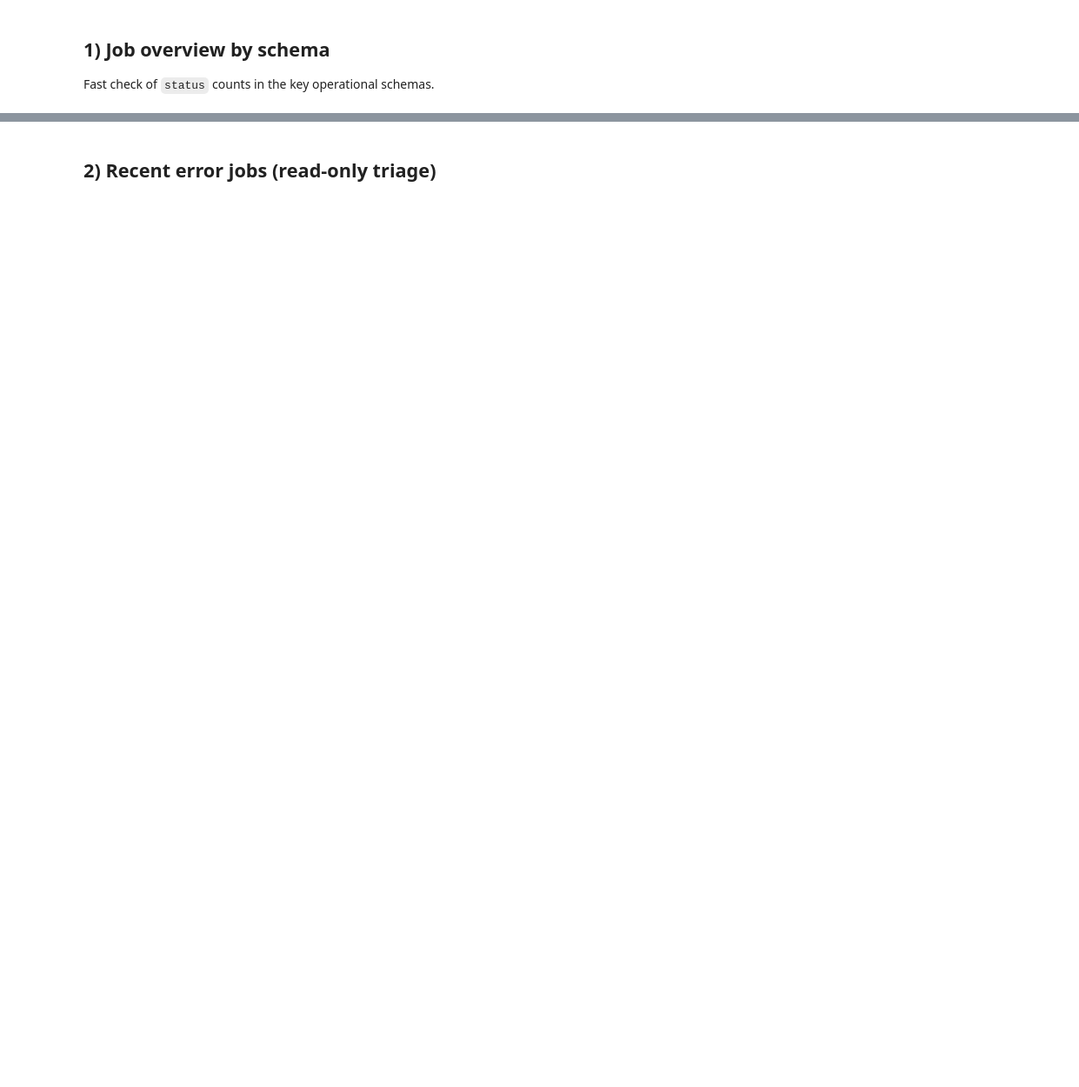
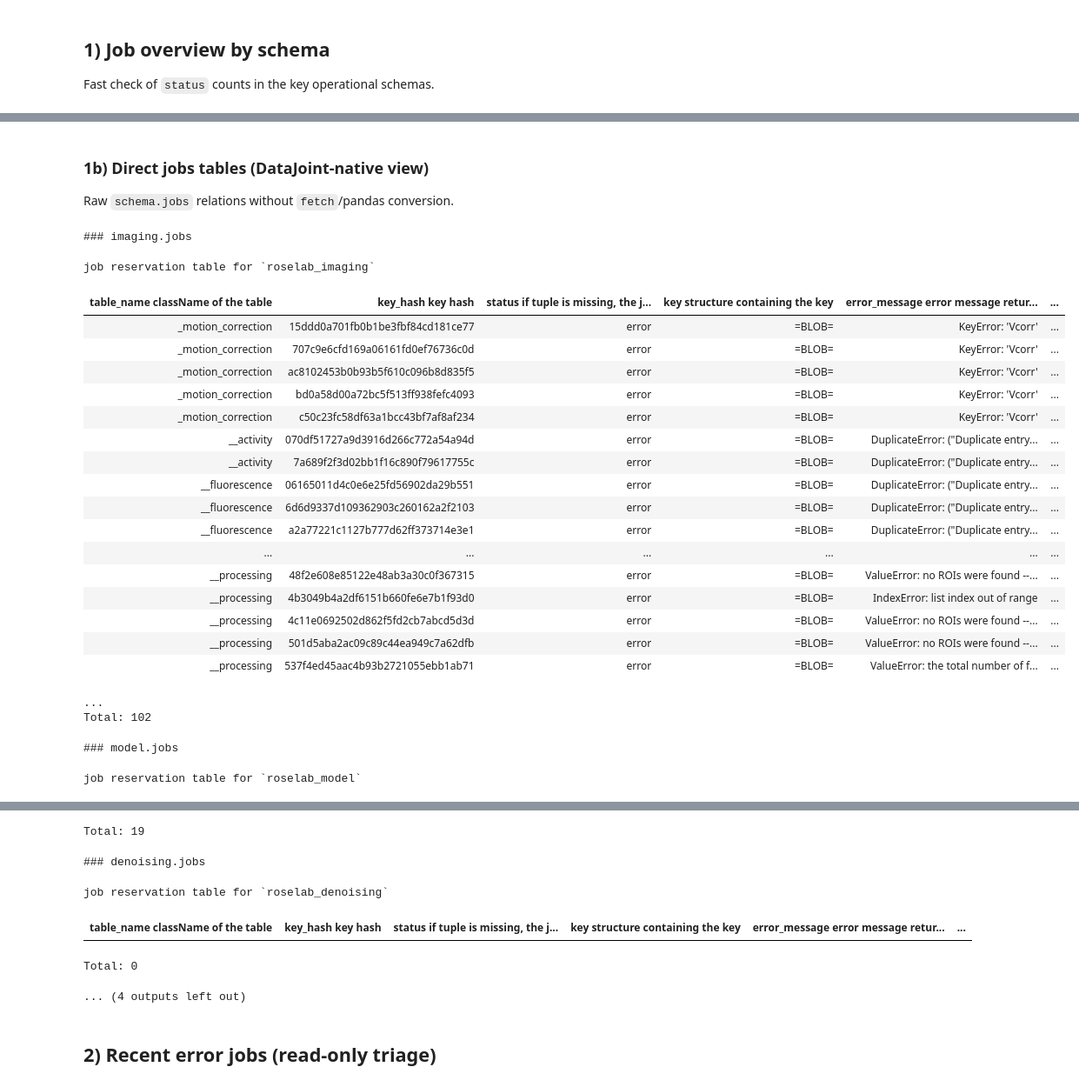
Before and after one commit to SFB1089/adamacs_ingest, a Jupyter notebook: notebooks/20_routine_quick_job_cleanup_template.ipynb, the cells around one changed output, grey strips where cells are left out. Shown at 87% size. Drawn from its saved outputs; the diff is of its cells as text; code cells hidden in the pictures; blank space fills up the shorter version.

```diff
--- a/notebooks/20_routine_quick_job_cleanup_template.ipynb
+++ b/notebooks/20_routine_quick_job_cleanup_template.ipynb
@@ -58,6 +74,7 @@ schema_map = {
     "imaging": imaging.schema,
     "model": model.schema,
     "denoising": denoising.schema,
+    "mocap": mocap.schema,
 }
 
 status_frames = []
@@ -73,0 +98,44 @@ pd.concat(status_frames, ignore_index=True)
+# %% [markdown]
+
+### 1b) Direct jobs tables (DataJoint-native view)
+
+Raw `schema.jobs` relations without `fetch`/pandas conversion.
+# %%
+
+job_relations = {
+    "imaging.jobs": imaging.schema.jobs,
+    "model.jobs": model.schema.jobs,
+    "denoising.jobs": denoising.schema.jobs,
+    "mocap.jobs": mocap.schema.jobs,
+}
+
+for label, relation in job_relations.items():
+    print(f"\n### {label}")
+    try:
+        display(relation)
+    except Exception as exc:
+        print(f"{label}: unavailable ({exc})")
+# %% [output]
+### imaging.jobs
+job reservation table for `roselab_imaging`
+| table_name className of the table | key_hash key hash | status if tuple is missing, the j... | key structure containing the key | error_message error message retur... | ... |
+| _motion_correction | 15ddd0a701fb0b1be3fbf84cd181ce77 | error | =BLOB= | KeyError: 'Vcorr' | ... |
+| _motion_correction | 707c9e6cfd169a06161fd0ef76736c0d | error | =BLOB= | KeyError: 'Vcorr' | ... |
+| _motion_correction | ac8102453b0b93b5f610c096b8d835f5 | error | =BLOB= | KeyError: 'Vcorr' | ... |
+| _motion_correction | bd0a58d00a72bc5f513ff938fefc4093 | error | =BLOB= | KeyError: 'Vcorr' | ... |
+| _motion_correction | c50c23fc58df63a1bcc43bf7af8af234 | error | =BLOB= | KeyError: 'Vcorr' | ... |
+| __activity | 070df51727a9d3916d266c772a54a94d | error | =BLOB= | DuplicateError: ("Duplicate entry... | ... |
+| __activity | 7a689f2f3d02bb1f16c890f79617755c | error | =BLOB= | DuplicateError: ("Duplicate entry... | ... |
+| __fluorescence | 06165011d4c0e6e25fd56902da29b551 | error | =BLOB= | DuplicateError: ("Duplicate entry... | ... |
+| __fluorescence | 6d6d9337d109362903c260162a2f2103 | error | =BLOB= | DuplicateError: ("Duplicate entry... | ... |
+| __fluorescence | a2a77221c1127b777d62ff373714e3e1 | error | =BLOB= | DuplicateError: ("Duplicate entry... | ... |
+| ... | ... | ... | ... | ... | ... |
+| __processing | 48f2e608e85122e48ab3a30c0f367315 | error | =BLOB= | ValueError: no ROIs were found --... | ... |
+| __processing | 4b3049b4a2df6151b660fe6e7b1f93d0 | error | =BLOB= | IndexError: list index out of range | ... |
+| __processing | 4c11e0692502d862f5fd2cb7abcd5d3d | error | =BLOB= | ValueError: no ROIs were found --... | ... |
+| __processing | 501d5aba2ac09c89c44ea949c7a62dfb | error | =BLOB= | ValueError: no ROIs were found --... | ... |
+| __processing | 537f4ed45aac4b93b2721055ebb1ab71 | error | =BLOB= | ValueError: the total number of f... | ... |
+...
+Total: 102
+### model.jobs
+job reservation table for `roselab_model`
@@ -74,3 +159,9 @@ pd.concat(status_frames, ignore_index=True)
+Total: 19
+### denoising.jobs
+job reservation table for `roselab_denoising`
+| table_name className of the table | key_hash key hash | status if tuple is missing, the j... | key structure containing the key | error_message error message retur... | ... |
+Total: 0
+... (4 outputs left out)
 # %% [markdown]
 
 ## 2) Recent error jobs (read-only triage)
```
Also changed, not shown: parts of 13 cells of this notebook, 1 other file.
